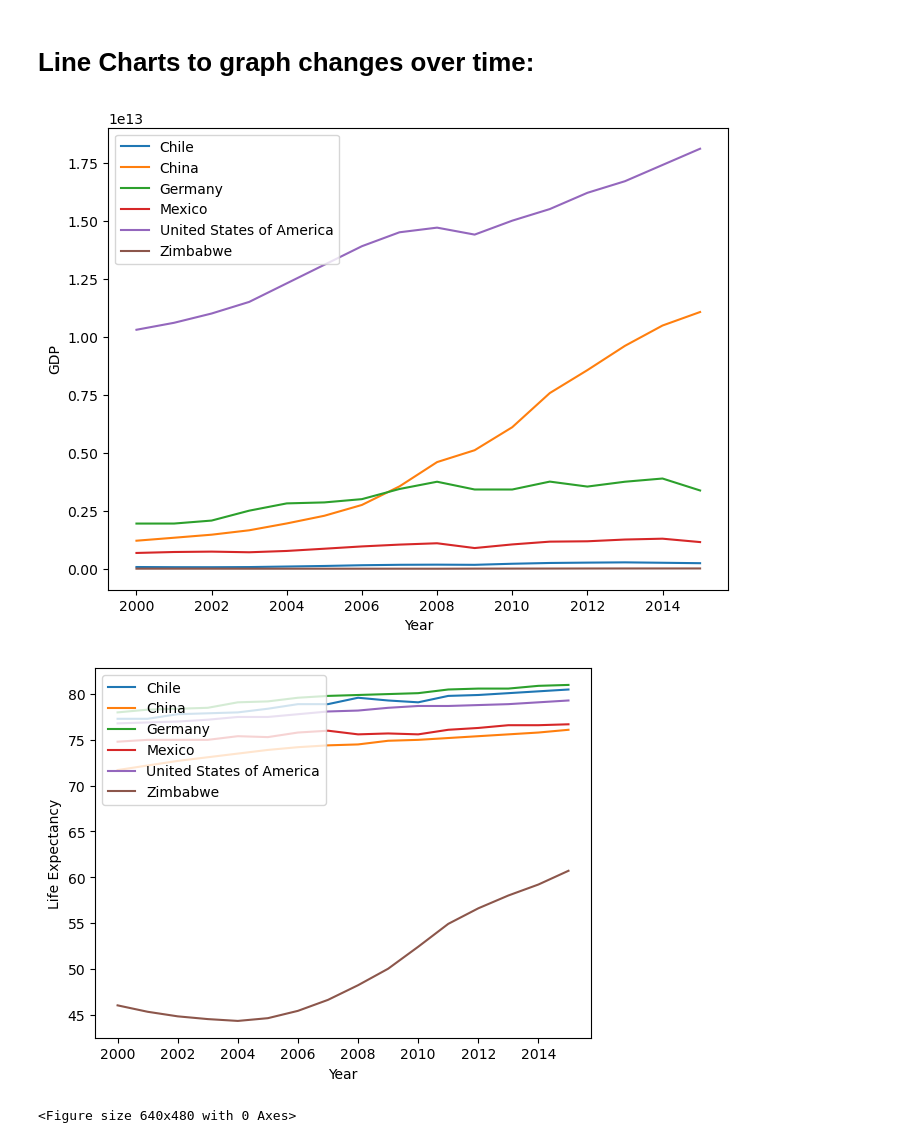
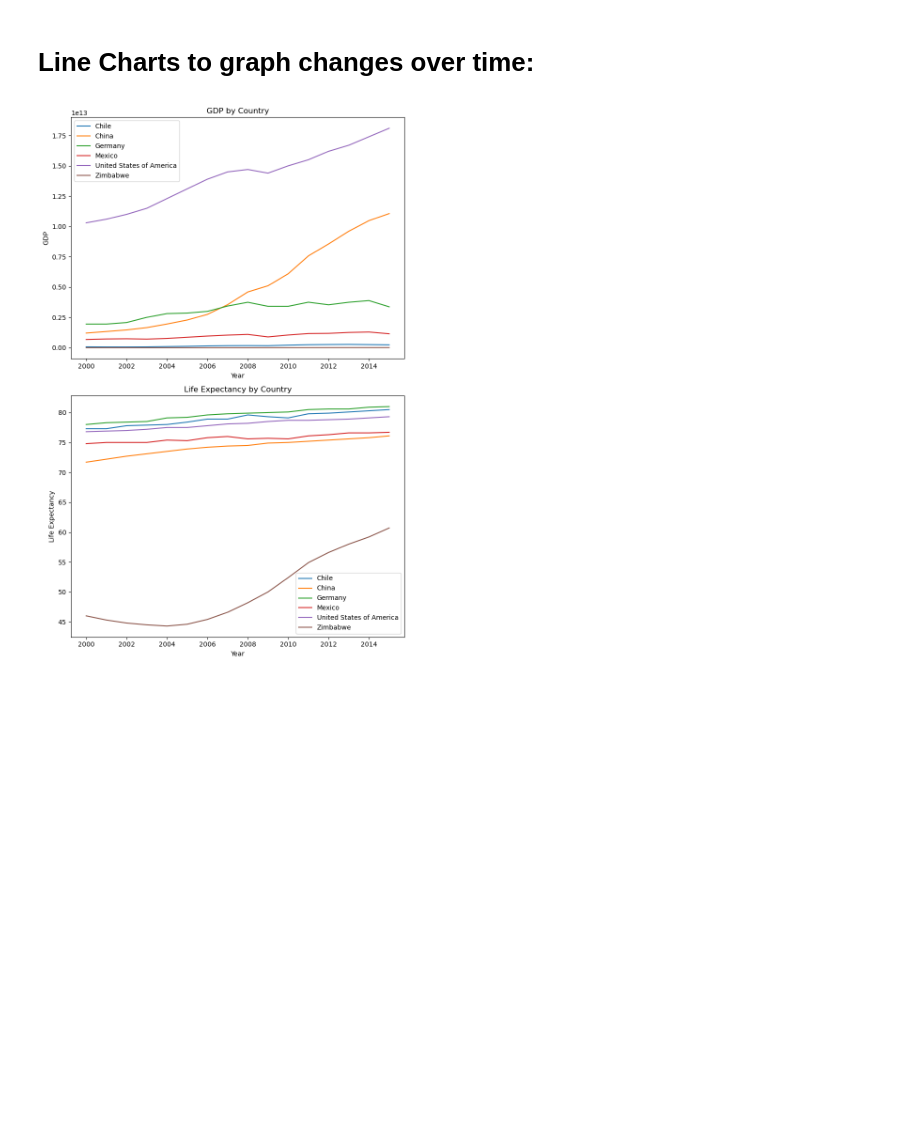
Before and after one commit to RacerBeats/Life-Expectancy-and-GDP-Starter, a Jupyter notebook: life_expectancy_gdp.ipynb, the cells around one changed output. Cells and saved outputs as stored; diff of their text form; code cells hidden in the pictures; blank space fills up the shorter version.

```diff
--- a/life_expectancy_gdp.ipynb
+++ b/life_expectancy_gdp.ipynb
@@ -168,18 +168,20 @@ plt.clf()
 # %% [markdown]
 # Line Charts to graph changes over time:
 # %%
-plt.figure(figsize=(8,6))
+# Create a figure and subplots
+fig, axs = plt.subplots(2, 1, figsize=(8, 12))
 
-sns.lineplot(data = data, x = data.Year, y = data.GDP, hue = data.Country)
-plt.legend(loc = 'upper left')
+# Plot GDP on the first subplot
+sns.lineplot(data=data, x=data.Year, y=data.GDP, hue=data.Country, ax=axs[0])
+axs[0].legend(loc='best')  # Move legend away from plot
+axs[0].set_title('GDP by Country')
+
+# Plot life expectancy on the second subplot
+sns.lineplot(data=data, x=data.Year, y='Life Expectancy', hue=data.Country, ax=axs[1])
+axs[1].legend(loc='best')
+axs[1].set_title('Life Expectancy by Country')
+
+plt.tight_layout()  # Adjust spacing between subplots
 plt.show()
-plt.clf()
-
-sns.lineplot(data = data, x = data.Year, y = data['Life Expectancy'], hue = data.Country)
-plt.legend(loc = 'upper left')
-plt.show()
-plt.clf()
 # %% [output]
-[figure, old version]
+[figure, new version]
-[figure, removed]
-<Figure size 640x480 with 0 Axes>
```
Also changed, not shown: parts of 3 cells of this notebook.
